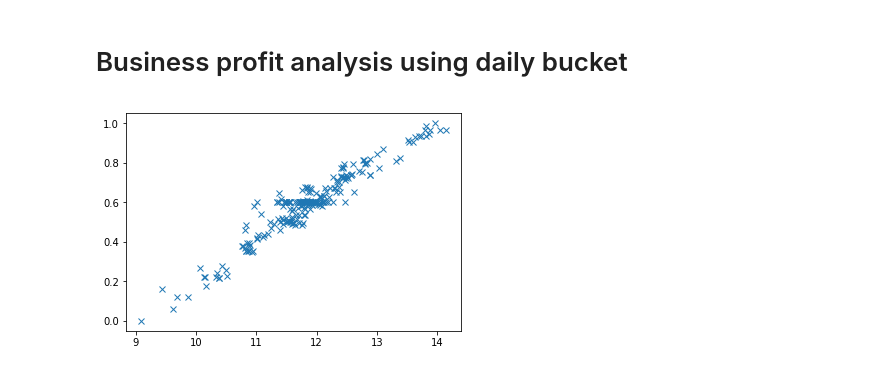
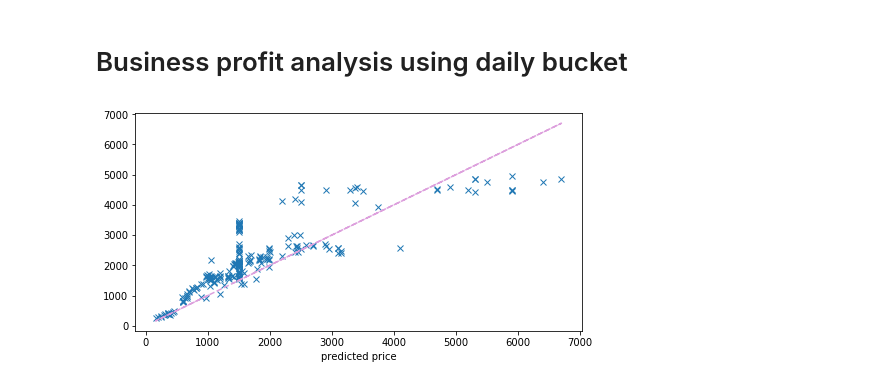
Before and after one commit to dw357/upon, a Jupyter notebook: fashionphile_dw.ipynb, the cells around one changed output. Drawn from its saved outputs; the diff is of its cells as text; code cells hidden in the pictures.

```diff
--- a/fashionphile_dw.ipynb
+++ b/fashionphile_dw.ipynb
@@ -656,0 +624,21 @@ y_test = y[1750:]
+# %%
+# construct best random forest model and important features
+
+rdfr = RDFR(n_estimators = 100, max_depth = 15, max_features = 15)
+rdfr.fit(x_train, y_train)
+importances = rdfr.feature_importances_
+
+# To predict use: rdfr.predict(x_test)
+# %%
+# Plot importance of predictors according to random forest regressor
+importances = pd.DataFrame(importances)
+importances_sorted = importances.sort_values(by=[0], ascending=[False])
+imp_coef = importances_sorted.head(20)
+name_index = imp_coef.index.values
+feature_index = x_train.columns.values[name_index]
+imp_coef.index = feature_index
+
+matplotlib.rcParams['figure.figsize'] = (18, 10)
+imp_coef.plot(kind = "barh", width = 0.8, color = 'coral', legend=None, fontsize = 15)
+plt.xlabel('RF Coefficients', fontsize = 15)
+plt.show()
@@ -680,10 +659,0 @@ R^2 is: 0.706395987646308
-# %%
-coef = pd.Series(model.coef_, index = x_train.columns)
-newcoef = pd.DataFrame(coef)
-newcoef_sorted = newcoef.sort_values(by=[0], ascending=[False])
-
-matplotlib.rcParams['figure.figsize'] = (15, 3)
-newcoef_sorted.plot(kind = "barh", width = 0.7, color = 'palevioletred', legend=None, fontsize = 15)
-plt.xlabel('Coefficients',fontsize = 15)
-plt.title('Feature importance by linear regression for Louis Vuitton Bags', fontsize = 15)
-plt.show()
@@ -698,13 +676,17 @@ shipping = 50
 authentication = 15
 # %%
 # predict price using pricing model: best_ridge
-bucket_pred = best_ridge.predict(bucket_full_ready_std)
+bucket_pred = np.exp(rdfr.predict(bucket_full_ready_std))
 # %%
 # visualize retail price vs predicted price. predicted price is way off.....
-plt.plot(bucket_pred, bucket_full_ready_std['retail'], 'x')
+plt.figure(figsize=[8,4])
+plt.plot(np.exp(bucket_full_ready_name['retail']), bucket_pred, 'x')
+plt.plot(np.exp(bucket_full_ready_name['retail']), np.exp(bucket_full_ready_name['retail']), '--',color = 'plum')
+plt.xlabel('true price')
+plt.xlabel('predicted price')
 plt.show()
 # %% [output]
-[figure, old version]
+[figure, new version]
 # %%
 # build a business table containing the following information
 business = pd.DataFrame(columns=['name', 'retail', 'pred_price', 'vat',
```
Also changed, not shown: parts of 52 cells of this notebook.
